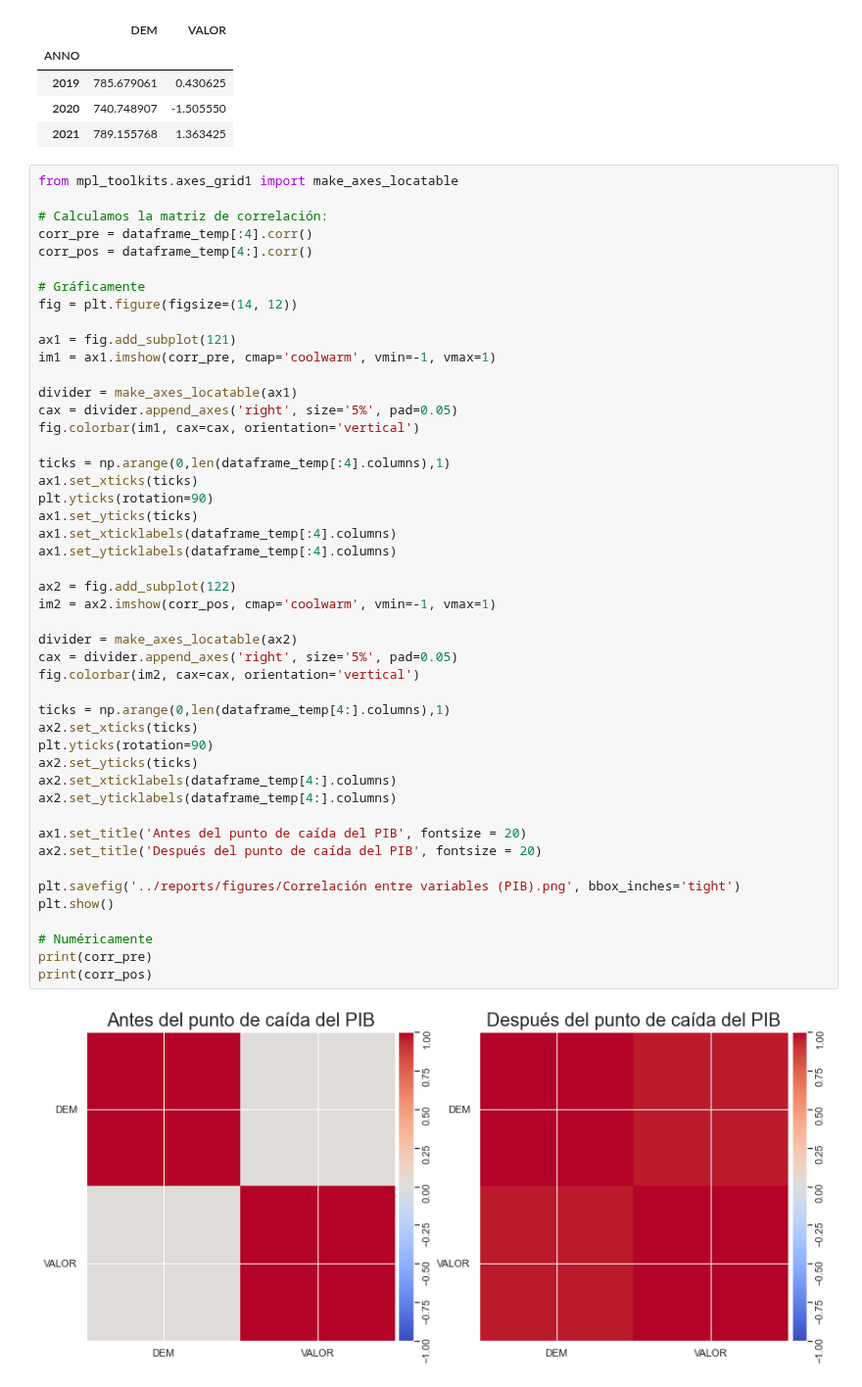
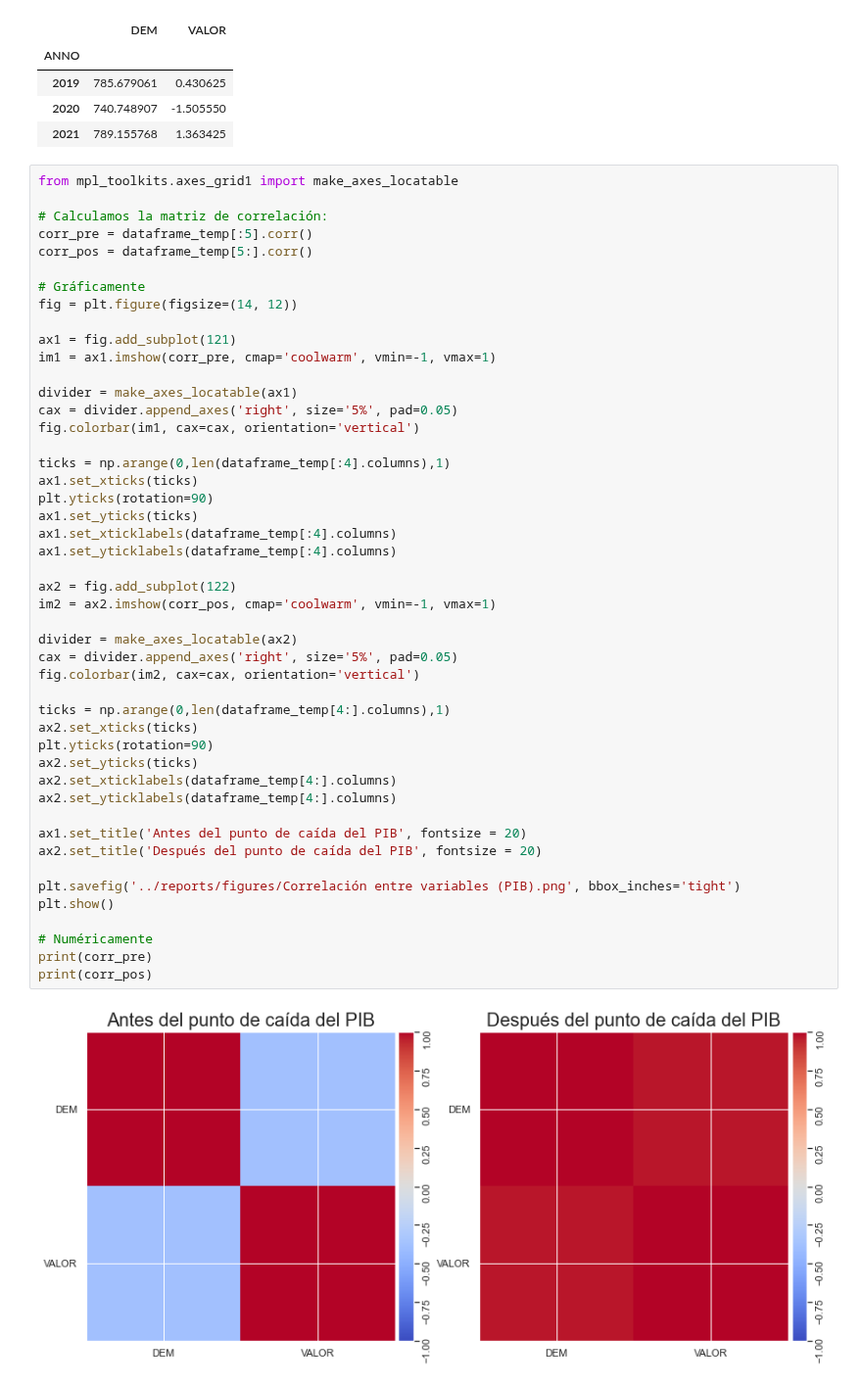
Before and after one commit to SeroviICAI/TRABAJO-1-ESTADISTICA-DESCRIPTIVA, a Jupyter notebook: notebooks/demanda_PIB.ipynb, the cells around one changed output. Shown at 98% size. Cells and saved outputs as stored; diff of their text form.

```diff
--- a/notebooks/demanda_PIB.ipynb
+++ b/notebooks/demanda_PIB.ipynb
@@ -108,8 +107,8 @@ dataframe_temp[5:]
 from mpl_toolkits.axes_grid1 import make_axes_locatable
 
 # Calculamos la matriz de correlación:
-corr_pre = dataframe_temp[:4].corr()
-corr_pos = dataframe_temp[4:].corr()
+corr_pre = dataframe_temp[:5].corr()
+corr_pos = dataframe_temp[5:].corr()
 
 # Gráficamente
 fig = plt.figure(figsize=(14, 12))
@@ -125,32 +124,32 @@ ticks = np.arange(0,len(dataframe_temp[:4].columns),1)
 ax1.set_xticks(ticks)
 plt.yticks(rotation=90)
 ax1.set_yticks(ticks)
 ax1.set_xticklabels(dataframe_temp[:4].columns)
 ax1.set_yticklabels(dataframe_temp[:4].columns)
 
 ax2 = fig.add_subplot(122)
 im2 = ax2.imshow(corr_pos, cmap='coolwarm', vmin=-1, vmax=1)
 
 divider = make_axes_locatable(ax2)
 cax = divider.append_axes('right', size='5%', pad=0.05)
 fig.colorbar(im2, cax=cax, orientation='vertical')
 
 ticks = np.arange(0,len(dataframe_temp[4:].columns),1)
 ax2.set_xticks(ticks)
 plt.yticks(rotation=90)
 ax2.set_yticks(ticks)
 ax2.set_xticklabels(dataframe_temp[4:].columns)
 ax2.set_yticklabels(dataframe_temp[4:].columns)
 
 ax1.set_title('Antes del punto de caída del PIB', fontsize = 20)
 ax2.set_title('Después del punto de caída del PIB', fontsize = 20)
 
 plt.savefig('../reports/figures/Correlación entre variables (PIB).png', bbox_inches='tight')
 plt.show()
 
 # Numéricamente
 print(corr_pre)
 print(corr_pos)
 # %% [output]
-[figure, old version]
+[figure, new version]
             DEM     VALOR
```
Also changed, not shown: parts of 4 cells of this notebook, 1 other file.
